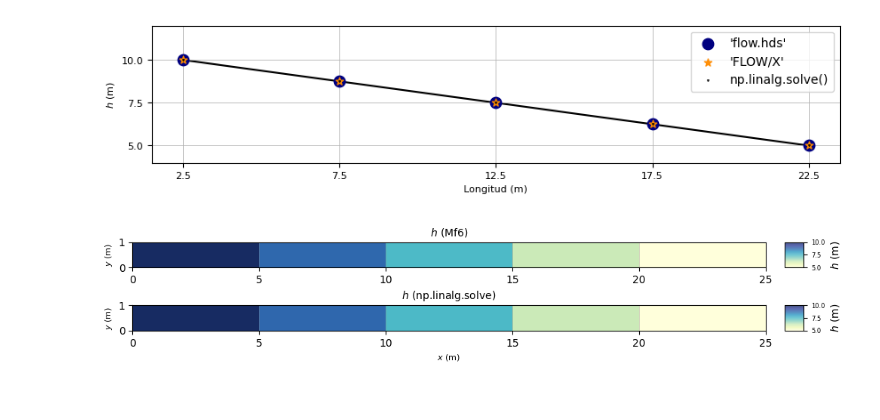
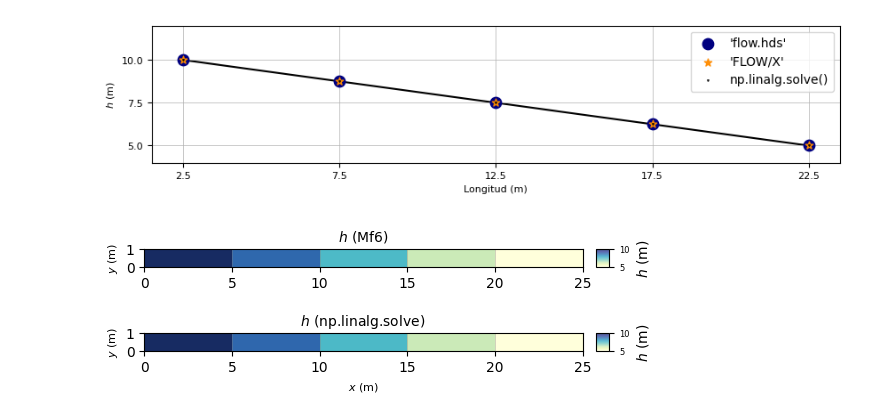
Before and after one commit to luiggix/xmf6, a Jupyter notebook: examples/10_mf6_api/test1.ipynb, the cells around one changed output. Cells and saved outputs as stored; diff of their text form; code cells hidden in the pictures.

```diff
--- a/examples/10_mf6_api/test1.ipynb
+++ b/examples/10_mf6_api/test1.ipynb
@@ -275,30 +417,30 @@ plt.show()
 [figure]
 # %%
 # --- Definición de la figura ---
-fig, (ax1, ax2) = plt.subplots(2, 1, figsize =(10,2))
+fig, (ax1, ax2) = plt.subplots(2, 1, figsize =(6,2))
 
-# --- Gráfica 1. ---
+# --- Gráfica 1. Usando la solución calculada por Modflow 6 ---
 hview = flopy.plot.PlotMapView(model = o_gwf, ax = ax1)
 hview.plot_grid(linewidths = 0.5, alpha = 0.5)
 h_ac = hview.plot_array(head, cmap = "YlGnBu", vmin = hvmin, vmax = hvmax, alpha = 0.75)
 h_cb = plt.colorbar(h_ac, ax = ax1, label = "$h$ (m)", cax = xmf6.vis.cax(ax1, h_ac))
 h_cb.ax.tick_params(labelsize=6)
 ax1.set_title("$h$ (Mf6)", fontsize=10)
 ax1.set_ylabel("$y$ (m)", fontsize = 8)
 ax1.set_aspect('equal')
 
-# --- Gráfica 2. ---
+# --- Gráfica 2. Usando la solución calculada con np.linalg.solve() ---
 sview = flopy.plot.PlotMapView(model = o_gwf, ax = ax2)
 sview.plot_grid(linewidths = 0.5, alpha = 0.5)
 s_ac = sview.plot_array(SOL, cmap = "YlGnBu", vmin = hvmin, vmax = hvmax, alpha = 0.75)
 s_cb = plt.colorbar(s_ac, ax = ax2, label = "$h$ (m)", cax = xmf6.vis.cax(ax2, s_ac))
 s_cb.ax.tick_params(labelsize=6)
 ax2.set_title("$h$ (np.linalg.solve) ", fontsize=10)
 ax2.set_ylabel("$y$ (m)", fontsize = 8)
 ax2.set_xlabel("$x$ (m)", fontsize = 8)
 ax2.set_aspect('equal')
 
-plt.tight_layout()
+#plt.tight_layout()
 plt.show()
 # %% [output]
-[figure, old version]
+[figure, new version]
```
Also changed, not shown: parts of 14 cells of this notebook, 48 other files.
